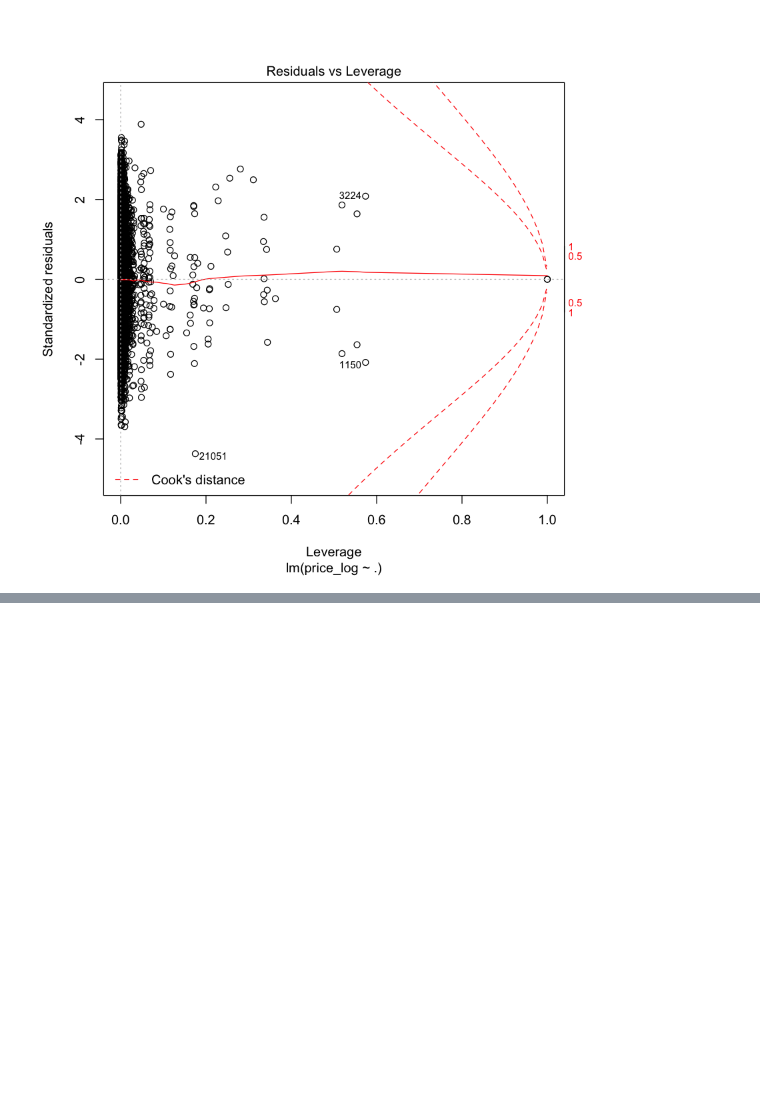
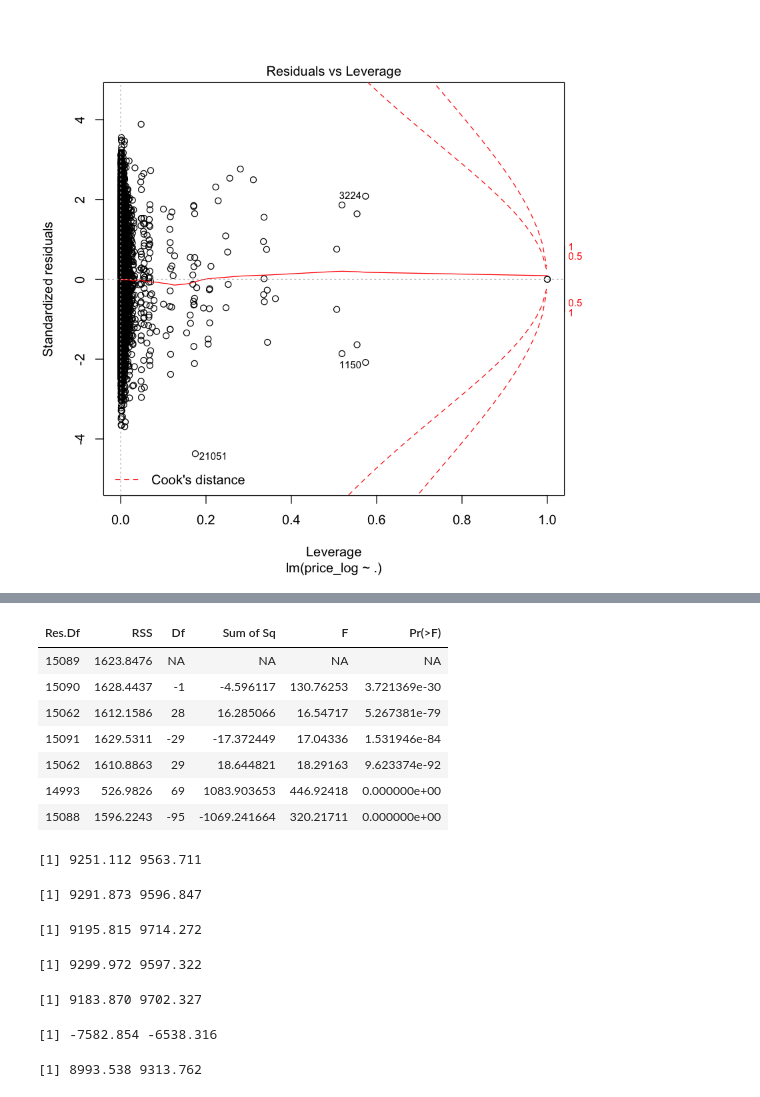
Before and after one commit to sravangereddy/DataScience_, a Jupyter notebook: House Sales in King County/HouseSalesKingCounty_v2.ipynb, the cells around one changed output, grey strips where cells are left out. Saved outputs shown, nothing was run; the diff lists cells and outputs as text; code cells hidden in the pictures; blank space fills up the shorter version.

```diff
--- a/House Sales in King County/HouseSalesKingCounty_v2.ipynb
+++ b/House Sales in King County/HouseSalesKingCounty_v2.ipynb
@@ -191,0 +200,4 @@ for(i in 1:tcols){
+# %%
+zipcode.price = as.data.frame(aggregate(x=train.data.file$price,by = list(train.data.file$zipcode), FUN = mean))
+head(zipcode.price)
+zipcode.price[order(zipcode.price$Group.1),]
@@ -432,3 +469,16 @@ Warning message in sqrt(crit * p * (1 - hh)/hh):
 “NaNs produced”
 [figure]
 [figure]
+# %%
+# colnames(train.data.file)
+lm6.train.data.file = train.data.file[,c("bedrooms","zipcode","bathrooms","tot_sft","floors","waterfront","view","condition","grade","price_log")]
+lm6.train.data.file$zipcode = as.factor(lm6.train.data.file$zipcode)
+ggplot(lm6.train.data.file,aes(tot_sft))+geom_density()
+ggplot(lm6.train.data.file,aes(log(tot_sft)))+geom_density()
+lm6.train.data.file$log.tot_sft = log(lm6.train.data.file$tot_sft)
+lm6.train.data.file$tot_sft = NULL
+lm6.train.data.file$bathrooms = as.factor(lm6.train.data.file$bathrooms)
+lm6  = lm(price_log~.,data = lm6.train.data.file)
+summary(lm6)
+gvlma::gvlma(lm6)
+#
@@ -434,0 +522,12 @@ Warning message in sqrt(crit * p * (1 - hh)/hh):
+# %%
+# colnames(train.data.file)
+lm7.train.data.file = train.data.file[,c("bedrooms","zipcode","cat.bathrooms","tot_sft","floors","waterfront","view","condition","grade","price_log")]
+lm7.train.data.file$zipcode = as.numeric(lm7.train.data.file$zipcode)
+ggplot(lm7.train.data.file,aes(tot_sft))+geom_density()
+ggplot(lm7.train.data.file,aes(log(tot_sft)))+geom_density()
+lm7.train.data.file$log.tot_sft = log(lm7.train.data.file$tot_sft)
+lm7.train.data.file$tot_sft = NULL
+# lm7.train.data.file$bathrooms = as.factor(lm7.train.data.file$bathrooms)
+lm7  = lm(price_log~.,data = lm7.train.data.file)
+summary(lm7)
+gvlma::gvlma(lm7)
@@ -434,0 +612,26 @@ Warning message in sqrt(crit * p * (1 - hh)/hh):
+# %%
+anova(lm1,lm2,lm3,lm4,lm5,lm6,lm7)
+
+c(AIC(lm1),BIC(lm1))
+c(AIC(lm2),BIC(lm2))
+c(AIC(lm3),BIC(lm3))
+c(AIC(lm4),BIC(lm4))
+c(AIC(lm5),BIC(lm5))
+c(AIC(lm6),BIC(lm6))
+c(AIC(lm7),BIC(lm7))
+# %% [output]
+| Res.Df | RSS | Df | Sum of Sq | F | Pr(>F) |
+| 15089 | 1623.8476 | NA | NA | NA | NA |
+| 15090 | 1628.4437 | -1 | -4.596117 | 130.76253 | 3.721369e-30 |
+| 15062 | 1612.1586 | 28 | 16.285066 | 16.54717 | 5.267381e-79 |
+| 15091 | 1629.5311 | -29 | -17.372449 | 17.04336 | 1.531946e-84 |
+| 15062 | 1610.8863 | 29 | 18.644821 | 18.29163 | 9.623374e-92 |
+| 14993 | 526.9826 | 69 | 1083.903653 | 446.92418 | 0.000000e+00 |
+| 15088 | 1596.2243 | -95 | -1069.241664 | 320.21711 | 0.000000e+00 |
+[1] 9251.112 9563.711
+[1] 9291.873 9596.847
+[1] 9195.815 9714.272
+[1] 9299.972 9597.322
+[1] 9183.870 9702.327
+[1] -7582.854 -6538.316
+[1] 8993.538 9313.762
```
Also changed, not shown: parts of 15 cells of this notebook.
